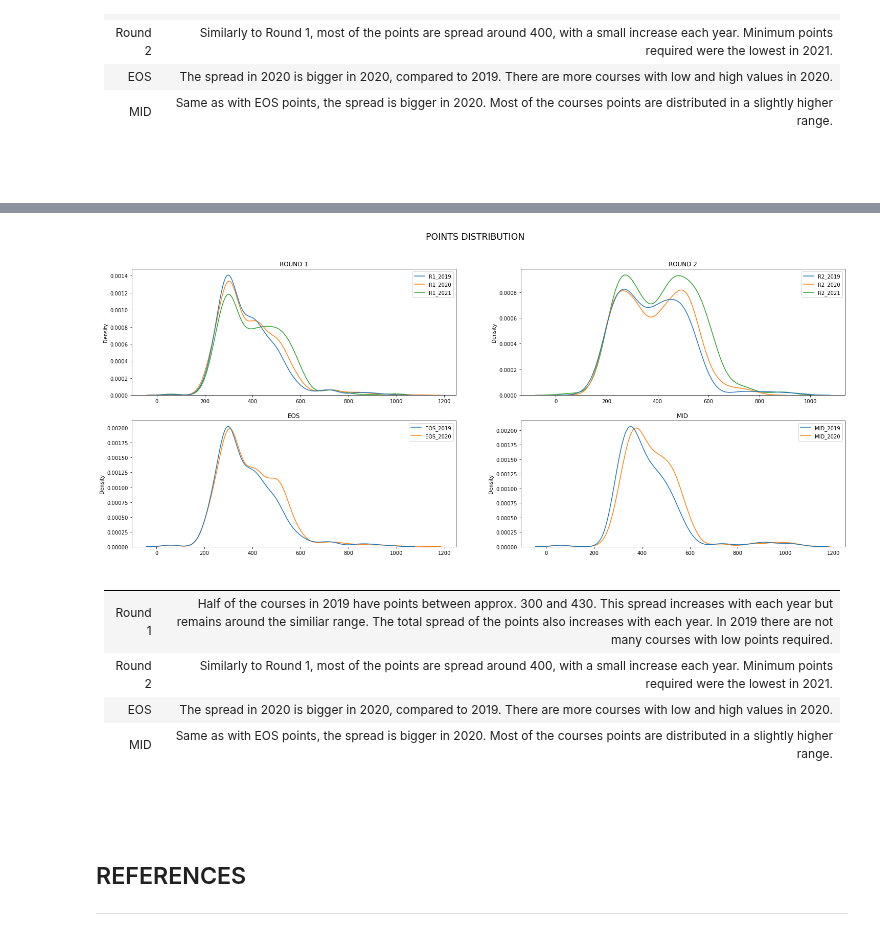
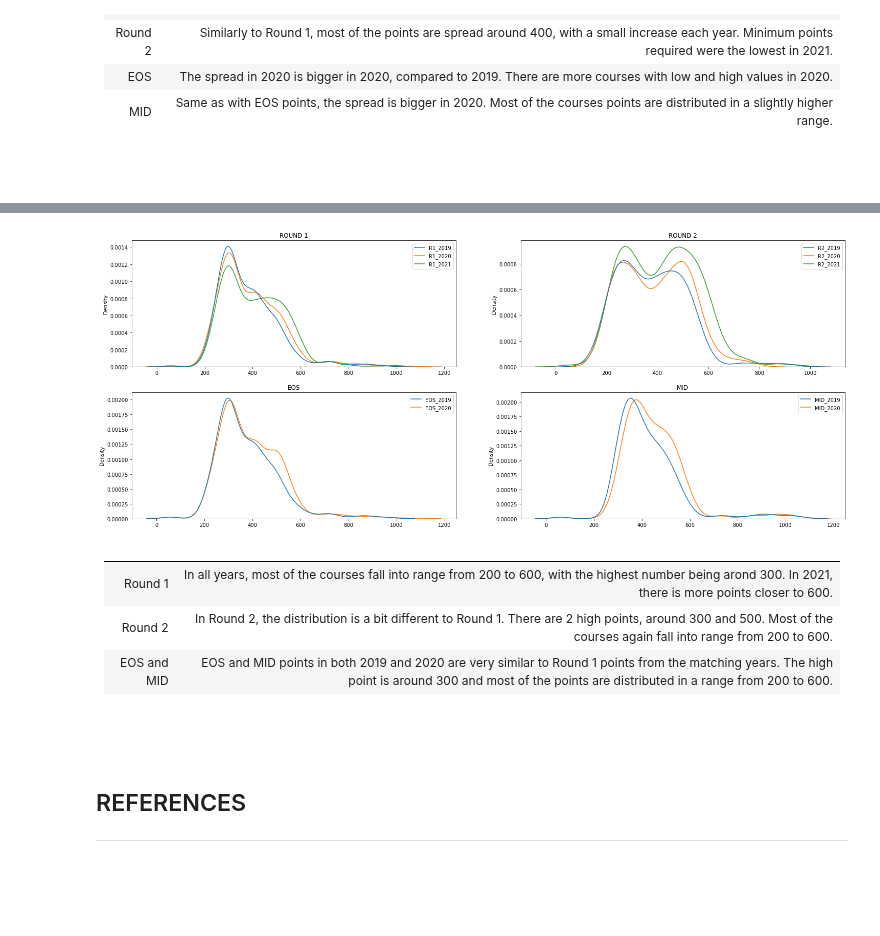
Before and after one commit to AnteDujic/Fundamentals-of-Data-Analysis, a Jupyter notebook: cao.ipynb, the cells around one changed output, grey strips where cells are left out. Saved outputs shown, nothing was run; the diff lists cells and outputs as text; code cells hidden in the pictures; blank space fills up the shorter version.

```diff
--- a/cao.ipynb
+++ b/cao.ipynb
@@ -876,26 +866,24 @@ plt.show()
 # %%
 fig, axs = plt.subplots(2, 2, figsize = (25,10))
-fig.suptitle ("POINTS DISTRIBUTION \n\n", size = "xx-large")
 
 sns.kdeplot(data = round1, ax = axs[0,0])
 axs[0,0].set( title = "ROUND 1")
 sns.kdeplot(data = round2, ax = axs[0,1])
 axs[0,1].set( title = "ROUND 2")
 sns.kdeplot(data = eos, ax = axs[1,0])
 axs[1,0].set( title = "EOS")
 sns.kdeplot(data = mid, ax = axs[1,1])
 axs[1,1].set( title = "MID")
 
 plt.show()
 # %% [output]
-[figure, old version]
+[figure, new version]
 # %% [markdown]
 | | |
 | :- | :-|
-| Round 1 |  Half of the courses in 2019 have points between approx. 300 and 430. This spread increases with each year but remains around the similiar range. The total spread of the points also increases with each year. In 2019 there are not many courses with low points required. |
-| Round 2 |  Similarly to Round 1, most of the points are spread around 400, with a small increase each year. Minimum points required were the lowest in 2021.|
-| EOS | The spread in 2020 is bigger in 2020, compared to 2019. There are more courses with low and high values in 2020. |
-| MID | Same as with EOS points, the spread is bigger in 2020. Most of the courses points are distributed in a slightly higher range. |
+| Round 1 |  In all years, most of the courses fall into range from 200 to 600, with the highest number being arond 300. In 2021, there is more points closer to 600. |
+| Round 2 |  In Round 2, the distribution is a bit different to Round 1. There are 2 high points, around 300 and 500. Most of the courses again fall into range from 200 to 600.|
+| EOS and MID | EOS and MID points in both 2019 and 2020 are very similar to Round 1 points from the matching years. The high point is around 300 and most of the points are distributed in a range from 200 to 600. |
 
 <br>
 <br>
```
Also changed, not shown: parts of 14 cells of this notebook, 1 other file.
